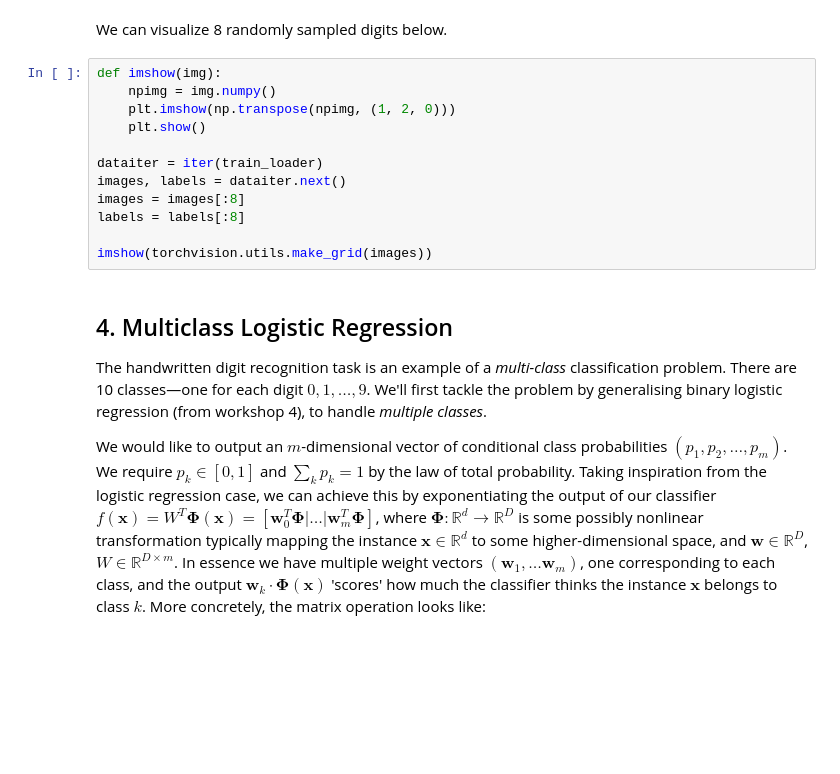
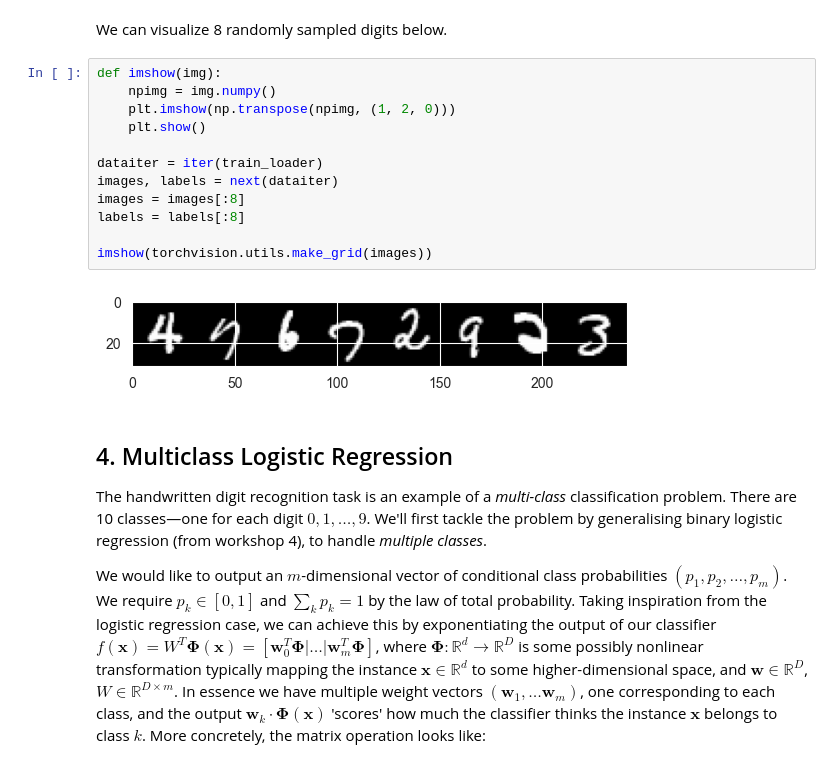
Before and after one commit to Rafsan7238/COMP90051_Labs, a Jupyter notebook: Lab 5/worksheet05.ipynb, the cells around one changed output. Drawn from its saved outputs; the diff is of its cells as text; blank space fills up the shorter version.

Commit message:
Printed sample images

```diff
--- a/Lab 5/worksheet05.ipynb
+++ b/Lab 5/worksheet05.ipynb
@@ -135,15 +135,17 @@ We can visualize 8 randomly sampled digits below.
 # %%
 def imshow(img):
     npimg = img.numpy()
     plt.imshow(np.transpose(npimg, (1, 2, 0)))
     plt.show()
 
 dataiter = iter(train_loader)
-images, labels = dataiter.next()
+images, labels = next(dataiter)
 images = images[:8]
 labels = labels[:8]
 
 imshow(torchvision.utils.make_grid(images))
+# %% [output]
+[figure, added]
 # %% [markdown]
 ## 4. Multiclass Logistic Regression
 
```
Also changed, not shown: 1 other file.
